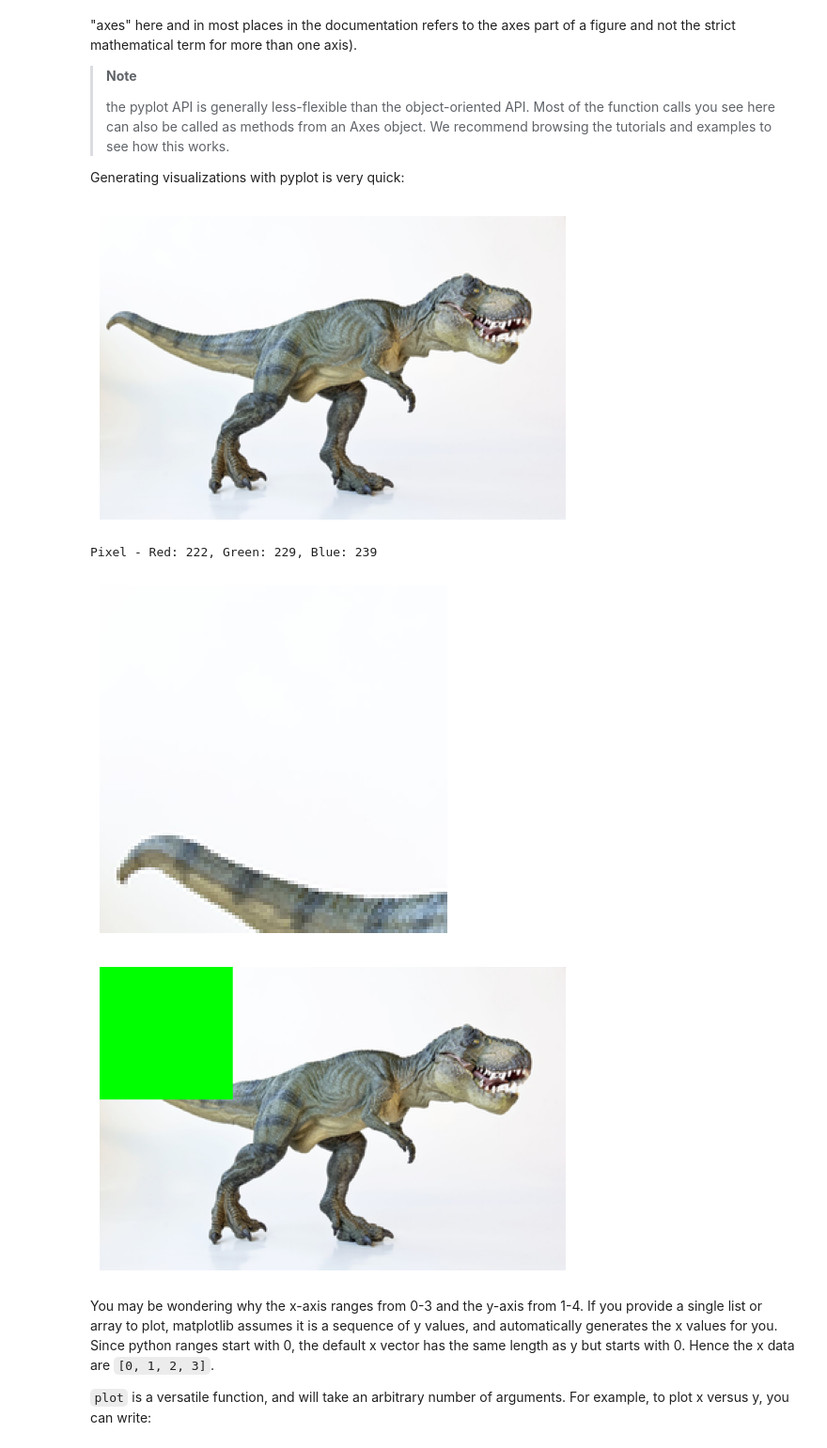
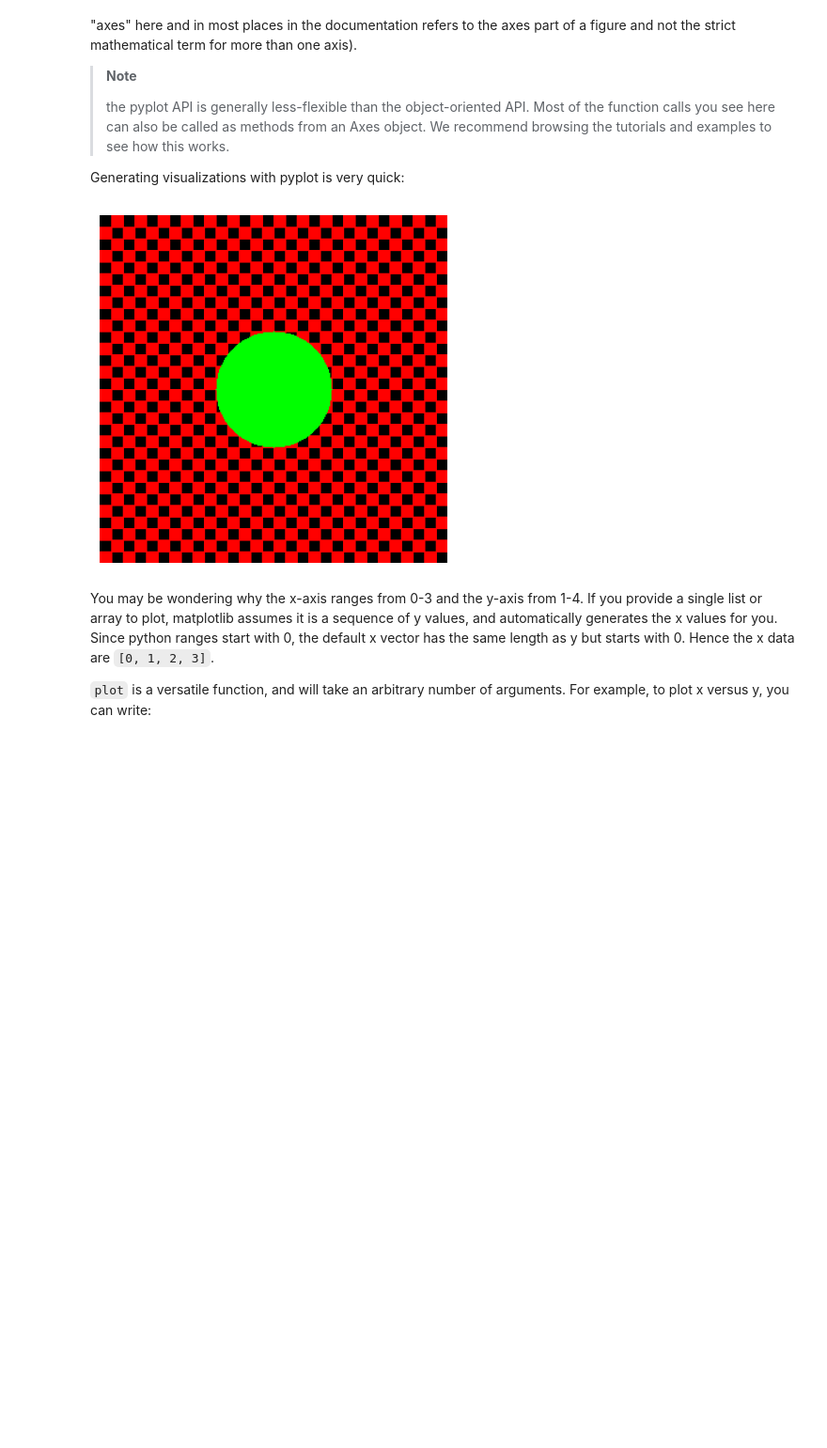
Before and after one commit to hmpippo/Computer-Vision-with-Machine-Learning-Practice, a Jupyter notebook: notebooks/matplotlib.ipynb, the cells around one changed output. Shown at 94% size. Drawn from its saved outputs; the diff is of its cells as text; code cells hidden in the pictures; blank space fills up the shorter version.

```diff
--- a/notebooks/matplotlib.ipynb
+++ b/notebooks/matplotlib.ipynb
@@ -16,48 +16,84 @@ In `matplotlib.pyplot` various states are preserved across function calls, so th
 
 Generating visualizations with pyplot is very quick:
 # %%
+import numpy as np
 import cv2
 import matplotlib.pyplot as plt
 import matplotlib.image as mpimg
 #plt.plot([1, 2, 3, 4, 4])
 #plt.ylabel('Numbers')
 #plt.show()
 
 # Load the image and show some basic information on it
-image = cv2.imread("../data/trex.png")
+# image = cv2.imread("../data/trex.png")
 # print("width: {} pixels".format(image.shape[1]))
 # print("height: {} pixels".format(image.shape[0]))
 # print("channels: {}".format(image.shape[2]))
 # image = mpimg.imread("../data/trex.png")
-plt.axis("off")
-plt.imshow(cv2.cvtColor(image, cv2.COLOR_BGR2RGB))
-plt.show()
+# plt.axis("off")
+# plt.imshow(cv2.cvtColor(image, cv2.COLOR_BGR2RGB))
+# plt.show()
 
 
 # Show the image and wait for a keypress
 #cv2.imshow("Image", image)
 #cv2.waitKey(0)
 
 # cv2.imwrite("newimage.jpg", image)
 
 # access & manipulate pixels
-(b, g, r) = image[219, 90]
-print("Pixel - Red: {}, Green: {}, Blue: {}".format(r, g, b))
+#(b, g, r) = image[219, 90]
+#print("Pixel - Red: {}, Green: {}, Blue: {}".format(r, g, b))
 
-corner = image[0:100, 0:100]
+# corner = image[0:100, 0:100]
+# plt.axis("off")
+# plt.imshow(cv2.cvtColor(corner, cv2.COLOR_BGR2RGB))
+# plt.show()
+
+# image[0:100, 0:100] = (0, 255, 0)
+# plt.axis("off")
+# plt.imshow(cv2.cvtColor(image, cv2.COLOR_BGR2RGB))
+# plt.show()
+
+# draw line, rectangle and circle
+canvas = np.zeros((300, 300, 3), dtype = "uint8")
+green = (0, 255, 0)
+red = (0, 0, 255)
+blue = (255, 0, 0)
+white = (255, 255, 255)
+
+# cv2.line(canvas, (0, 0), (300, 300), green)
+# cv2.line(canvas, (300, 0), (0, 300), red, 3)
+# cv2.rectangle(canvas, (10, 10), (60, 60), green)
+# cv2.rectangle(canvas, (50, 200), (200, 225), red, 5)
+# cv2.rectangle(canvas, (200, 50), (225, 125), blue, -1)
+# (centerX, centerY) = (canvas.shape[1] // 2, canvas.shape[0] // 2)
+# for r in range(0, 175, 25):
+#     cv2.circle(canvas, (centerX, centerY), r, white)
+
+# abstract drawing
+# for i in range(0, 25):
+#     radius = np.random.randint(5, high = 200)
+#     color = np.random.randint(0, high = 256, size = (3, )).tolist()
+#     pt = np.random.randint(0, high = 300, size = (2, ))
+#     cv2.circle(canvas, tuple(pt), radius, color, -1)
+
+for i in range(0, 300, 20):
+    for j in range (10, 300, 20):
+        cv2.rectangle(canvas, (j, i), (j + 10, i + 10), red, -1)
+
+for i in range(10, 300, 20):
+    for j in range (0, 300, 20):
+        cv2.rectangle(canvas, (j, i), (j + 10, i + 10), red, -1)
+
+center = (canvas.shape[1] // 2, canvas.shape[0] // 2)
+cv2.circle(canvas, center, 50, green, -1)
+
 plt.axis("off")
-plt.imshow(cv2.cvtColor(corner, cv2.COLOR_BGR2RGB))
+plt.imshow(cv2.cvtColor(canvas, cv2.COLOR_BGR2RGB))
 plt.show()
-
-image[0:100, 0:100] = (0, 255, 0)
-plt.axis("off")
-plt.imshow(cv2.cvtColor(image, cv2.COLOR_BGR2RGB))
-plt.show()
 # %% [output]
-[figure, old version]
+[figure, new version]
-Pixel - Red: 222, Green: 229, Blue: 239
-[figure, removed]
-[figure, removed]
 # %% [markdown]
 You may be wondering why the x-axis ranges from 0-3 and the y-axis from 1-4. If you provide a single list or array to plot, matplotlib assumes it is a sequence of y values, and automatically generates the x values for you. Since python ranges start with 0, the default x vector has the same length as y but starts with 0. Hence the x data are `[0, 1, 2, 3]`.
 
```
